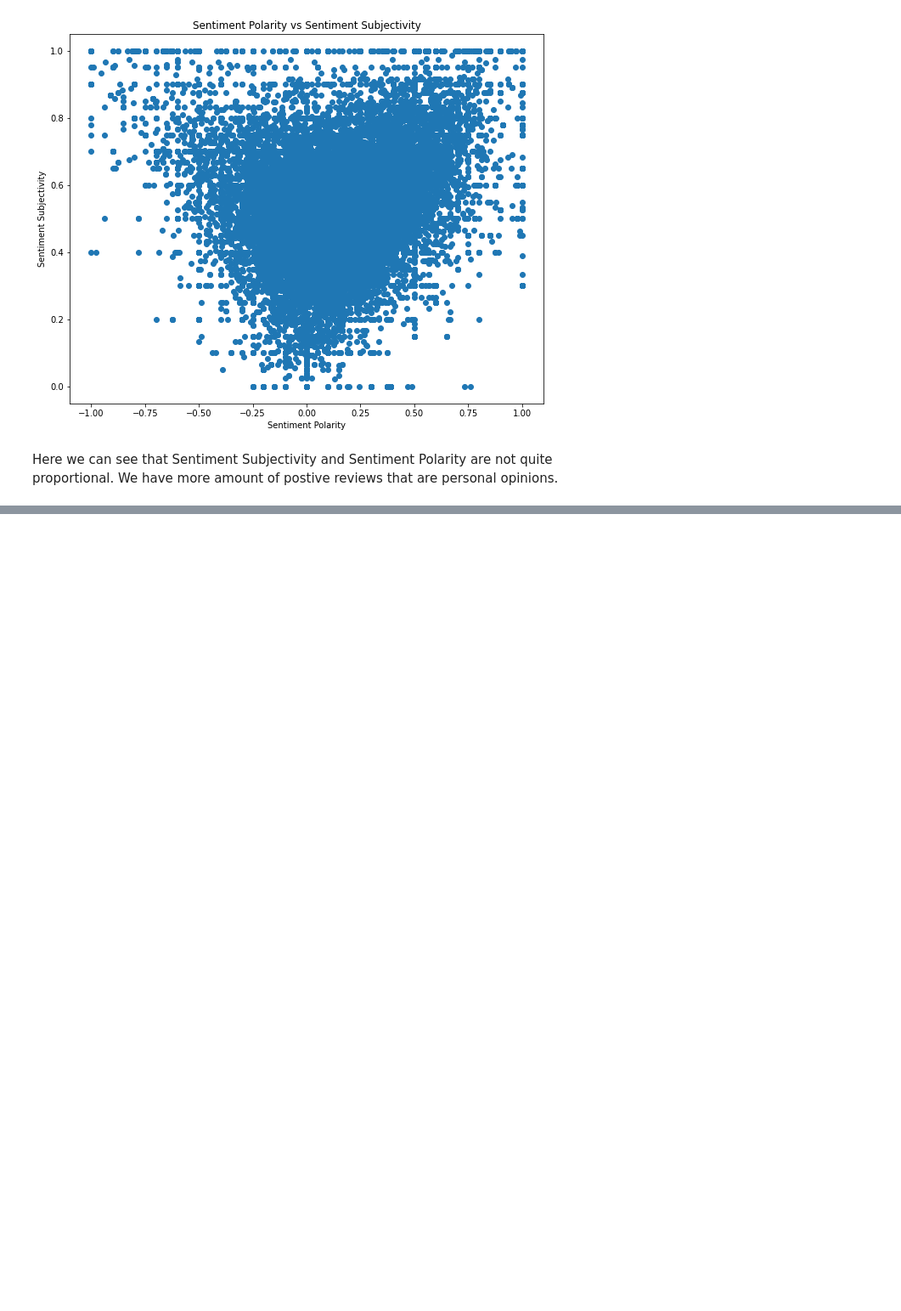
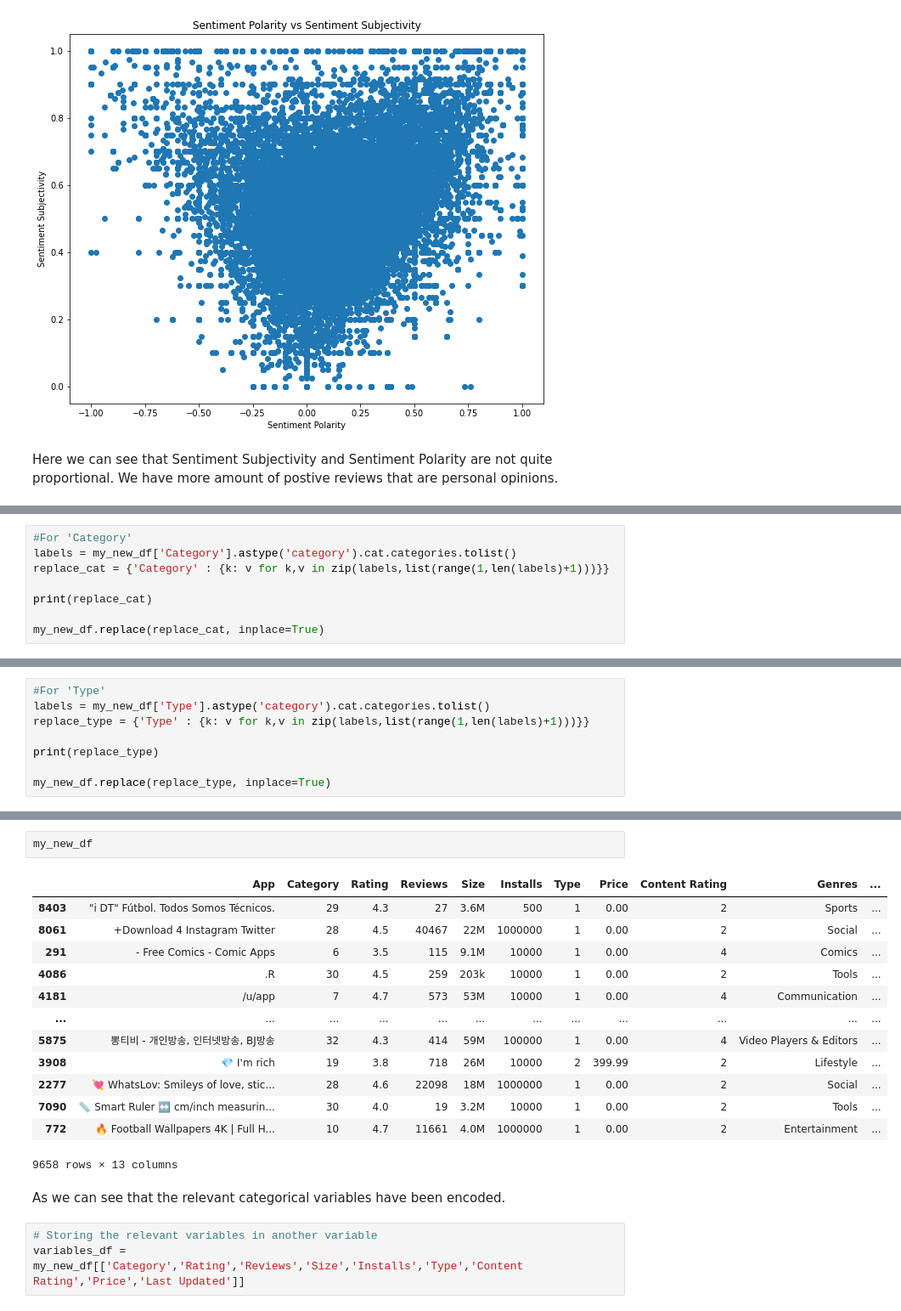
Before and after one commit to Pooja-Dalwani/PlayStoreAppReviewAnalysisEDA, a Jupyter notebook: Capstone_Project_PlayStoreAppReviewAnalysis.ipynb, the cells around one changed output, grey strips where cells are left out. Shown: that part at 85% size. Cells and saved outputs as stored; diff of their text form; blank space fills up the shorter version.

```diff
--- a/Capstone_Project_PlayStoreAppReviewAnalysis.ipynb
+++ b/Capstone_Project_PlayStoreAppReviewAnalysis.ipynb
@@ -588,0 +594,8 @@ Here we can see that Sentiment Subjectivity and Sentiment Polarity are not quite
+# %%
+#For 'Category'
+labels = my_new_df['Category'].astype('category').cat.categories.tolist()
+replace_cat = {'Category' : {k: v for k,v in zip(labels,list(range(1,len(labels)+1)))}}
+
+print(replace_cat)
+
+my_new_df.replace(replace_cat, inplace=True)
@@ -588,0 +604,8 @@ Here we can see that Sentiment Subjectivity and Sentiment Polarity are not quite
+# %%
+#For 'Type'
+labels = my_new_df['Type'].astype('category').cat.categories.tolist()
+replace_type = {'Type' : {k: v for k,v in zip(labels,list(range(1,len(labels)+1)))}}
+
+print(replace_type)
+
+my_new_df.replace(replace_type, inplace=True)
@@ -588,0 +634,21 @@ Here we can see that Sentiment Subjectivity and Sentiment Polarity are not quite
+# %%
+my_new_df
+# %% [output]
+|  | App | Category | Rating | Reviews | Size | Installs | Type | Price | Content Rating | Genres | ... |
+| 8403 | "i DT" Fútbol. Todos Somos Técnicos. | 29 | 4.3 | 27 | 3.6M | 500 | 1 | 0.00 | 2 | Sports | ... |
+| 8061 | +Download 4 Instagram Twitter | 28 | 4.5 | 40467 | 22M | 1000000 | 1 | 0.00 | 2 | Social | ... |
+| 291 | - Free Comics - Comic Apps | 6 | 3.5 | 115 | 9.1M | 10000 | 1 | 0.00 | 4 | Comics | ... |
+| 4086 | .R | 30 | 4.5 | 259 | 203k | 10000 | 1 | 0.00 | 2 | Tools | ... |
+| 4181 | /u/app | 7 | 4.7 | 573 | 53M | 10000 | 1 | 0.00 | 4 | Communication | ... |
+| ... | ... | ... | ... | ... | ... | ... | ... | ... | ... | ... | ... |
+| 5875 | 뽕티비 - 개인방송, 인터넷방송, BJ방송 | 32 | 4.3 | 414 | 59M | 100000 | 1 | 0.00 | 4 | Video Players & Editors | ... |
+| 3908 | 💎 I'm rich | 19 | 3.8 | 718 | 26M | 10000 | 2 | 399.99 | 2 | Lifestyle | ... |
+| 2277 | 💘 WhatsLov: Smileys of love, stic... | 28 | 4.6 | 22098 | 18M | 1000000 | 1 | 0.00 | 2 | Social | ... |
+| 7090 | 📏 Smart Ruler ↔️ cm/inch measurin... | 30 | 4.0 | 19 | 3.2M | 10000 | 1 | 0.00 | 2 | Tools | ... |
+| 772 | 🔥 Football Wallpapers 4K | Full H... | 10 | 4.7 | 11661 | 4.0M | 1000000 | 1 | 0.00 | 2 | Entertainment | ... |
+9658 rows × 13 columns
+# %% [markdown]
+As we can see that the relevant categorical variables have been encoded.
+# %%
+# Storing the relevant variables in another variable
+variables_df = my_new_df[['Category','Rating','Reviews','Size','Installs','Type','Content Rating','Price','Last Updated']]
```
Also changed, not shown: parts of 10 cells of this notebook.
